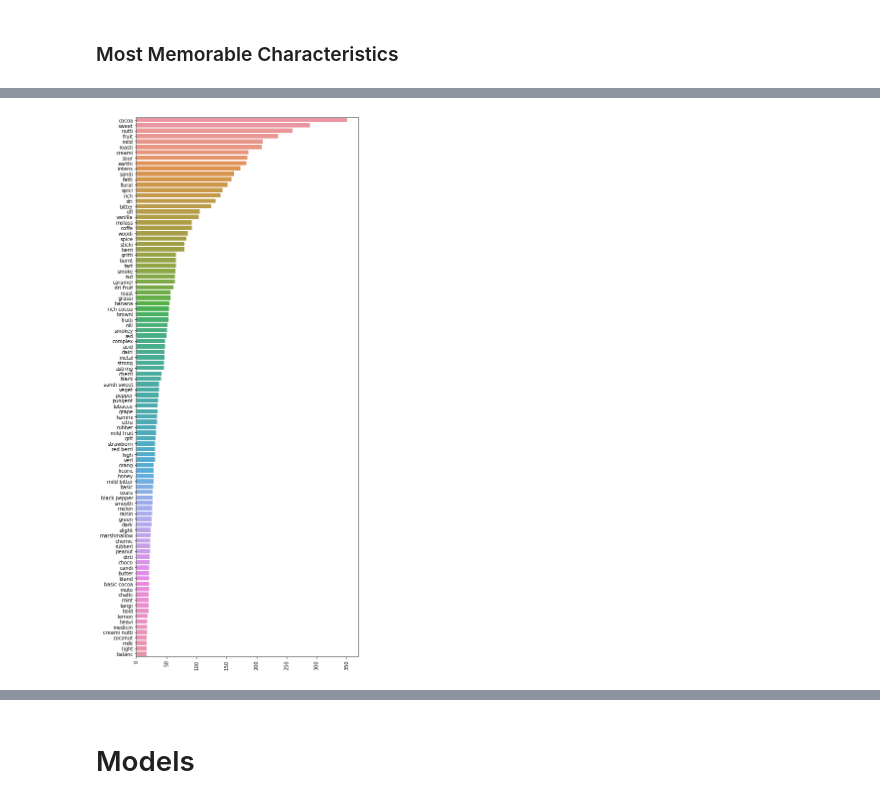
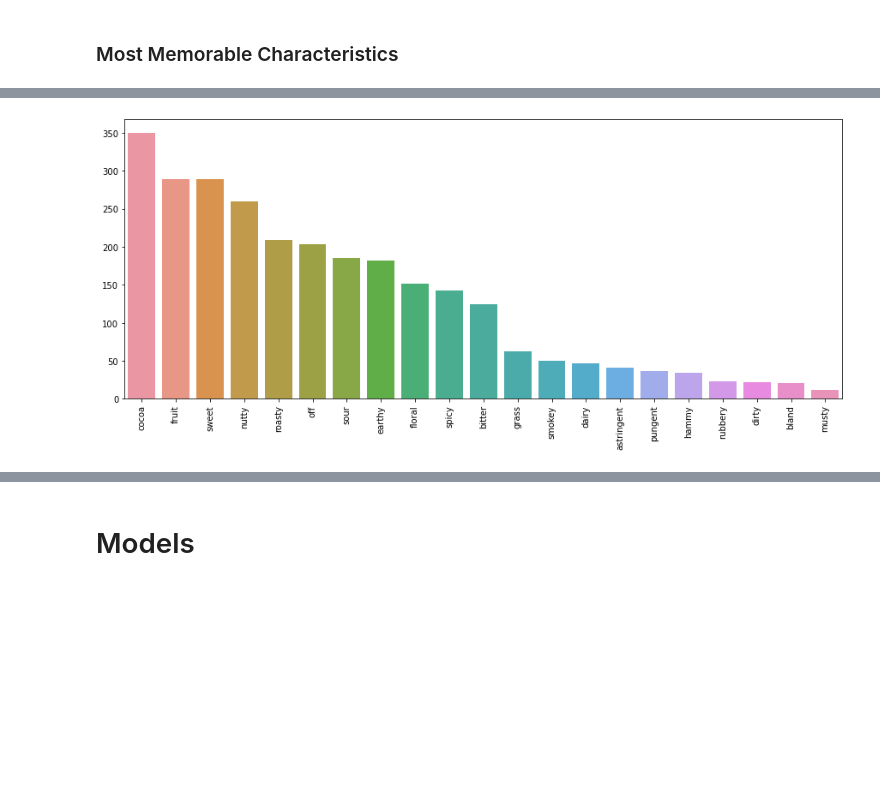
Before and after one commit to SimoneGiovannini/chocolate-rating-project, a Jupyter notebook: eda.ipynb, the cells around one changed output, grey strips where cells are left out. Cells and saved outputs as stored; diff of their text form; code cells hidden in the pictures; blank space fills up the shorter version.

```diff
--- a/eda.ipynb
+++ b/eda.ipynb
@@ -313,0 +313,2 @@ plt.xticks(rotation=90);
+# %%
+df['isBlend'] = (df['Country of Bean Origin'] == 'Blend')+0
@@ -364,8 +374,8 @@ contains('bitter').sum()
 # %%
 characteristics_list = ['nutty', 'fruit', 'floral', 'spicy', 'cocoa', 'earthy',
                         'sweet', 'sour', 'roasty', 'dairy', 'grass', 'pungent',
-                        'mouldy', 'dirty', 'musty', 'smokey', 'rubbery', 'hammy',
-                        'bland', 'petroleum', 'off', 'bitter', 'astringent']
+                        'dirty', 'musty', 'smokey', 'rubbery', 'hammy', 'bland',
+                        'off', 'bitter', 'astringent']
 # %%
 def contains(w):
     return df['Most Memorable Characteristics'].str.contains(w) + 0
@@ -404,31 +384,0 @@ Name: Most Memorable Characteristics, dtype: object
-# %%
-# Adjust spelling
-replaces = {
-    'accesible': 'accessible',
-    'alocohol': 'alcohol',
-    'astingent': 'astringent',
-    'brownine': 'brownie',
-    'cardamon': 'cardamom',
-    'cinamon': 'cinnamon',
-    'cocounut': 'coconut',
-    'earty': 'earthy',
-    'astringcy': 'astringency',
-    'astringnet': 'astringent',
-    'hit': 'hint',
-    'overyly': 'overly',
-    'peanutbutter': 'peanut butter',
-    'prononced': 'pronounced',
-    'rainins': 'raisins',
-    'raisns': 'raisins',
-    'rasins': 'raisins',
-    'cooa': 'cocoa',
-    'sl.': 'slight',
-    'sliglty': 'slightly',
-    'smomkey': 'smokey',
-    'smoth': 'smooth',
-    'trop.': 'tropical',
-    '(n)': '',
-}
-
-for (key, val) in replaces.items():
-    df['Most Memorable Characteristics'] = df['Most Memorable Characteristics'].apply(lambda s: s.lower().replace(key, val))
@@ -498,6 +385,7 @@ Length: 100, dtype: int64
 # %%
-fig, ax = plt.subplots(figsize=(8, 20))
-sns.barplot(y=counts.index, x=counts)
+values = df[characteristics_list].sum().sort_values(ascending=False)
+fig, ax = plt.subplots(figsize=(15, 6))
+sns.barplot(x=values.index, y=values)
 plt.xticks(rotation=90);
 # %% [output]
-[figure, old version]
+[figure, new version]
```
Also changed, not shown: parts of 53 cells of this notebook, 2 other files.
